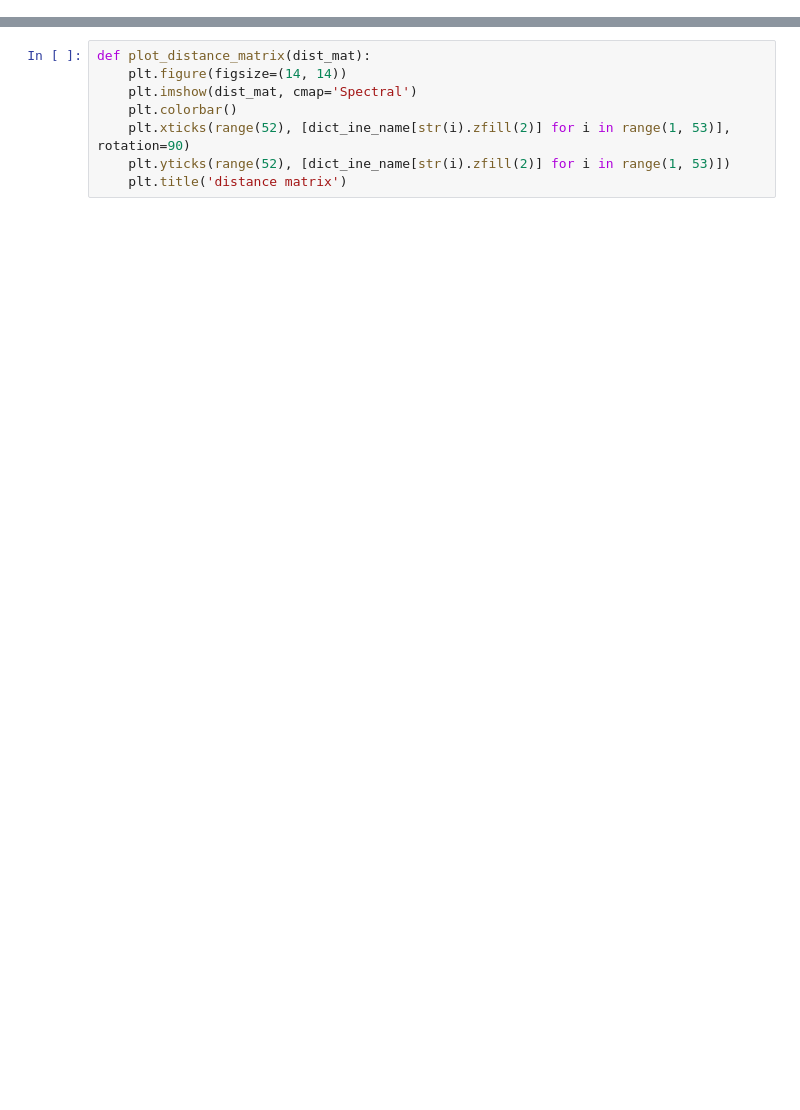
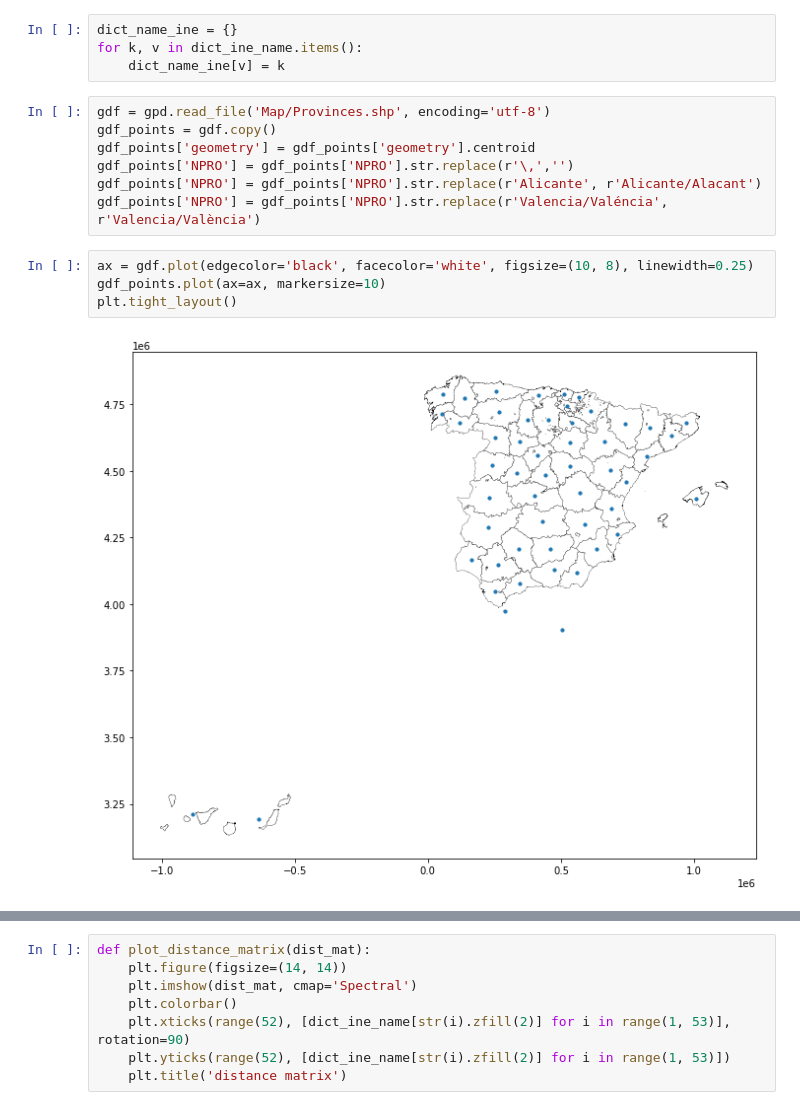
Before and after one commit to maryamastero/Mobility_Network, a Jupyter notebook: mobility_spanish.ipynb, the cells around one changed output, grey strips where cells are left out. Cells and saved outputs as stored; diff of their text form; blank space fills up the shorter version.

```diff
--- a/mobility_spanish.ipynb
+++ b/mobility_spanish.ipynb
@@ -67,3 +71,20 @@ gdf = gpd.read_file('Map/Provinces.shp', encoding='utf-8')
+# %%
+dict_name_ine = {}
+for k, v in dict_ine_name.items():
+    dict_name_ine[v] = k
+# %%
+gdf = gpd.read_file('Map/Provinces.shp', encoding='utf-8')
+gdf_points = gdf.copy()
+gdf_points['geometry'] = gdf_points['geometry'].centroid
+gdf_points['NPRO'] = gdf_points['NPRO'].str.replace(r'\,','')
+gdf_points['NPRO'] = gdf_points['NPRO'].str.replace(r'Alicante', r'Alicante/Alacant')
+gdf_points['NPRO'] = gdf_points['NPRO'].str.replace(r'Valencia/Valéncia', r'Valencia/València')
+# %%
+ax = gdf.plot(edgecolor='black', facecolor='white', figsize=(10, 8), linewidth=0.25)
+gdf_points.plot(ax=ax, markersize=10)
+plt.tight_layout()
+# %% [output]
+[figure, added]
 # %%
 def preprocess(path):
     dtypes = {"Origen":str,
```
Also changed, not shown: parts of 28 cells of this notebook.
